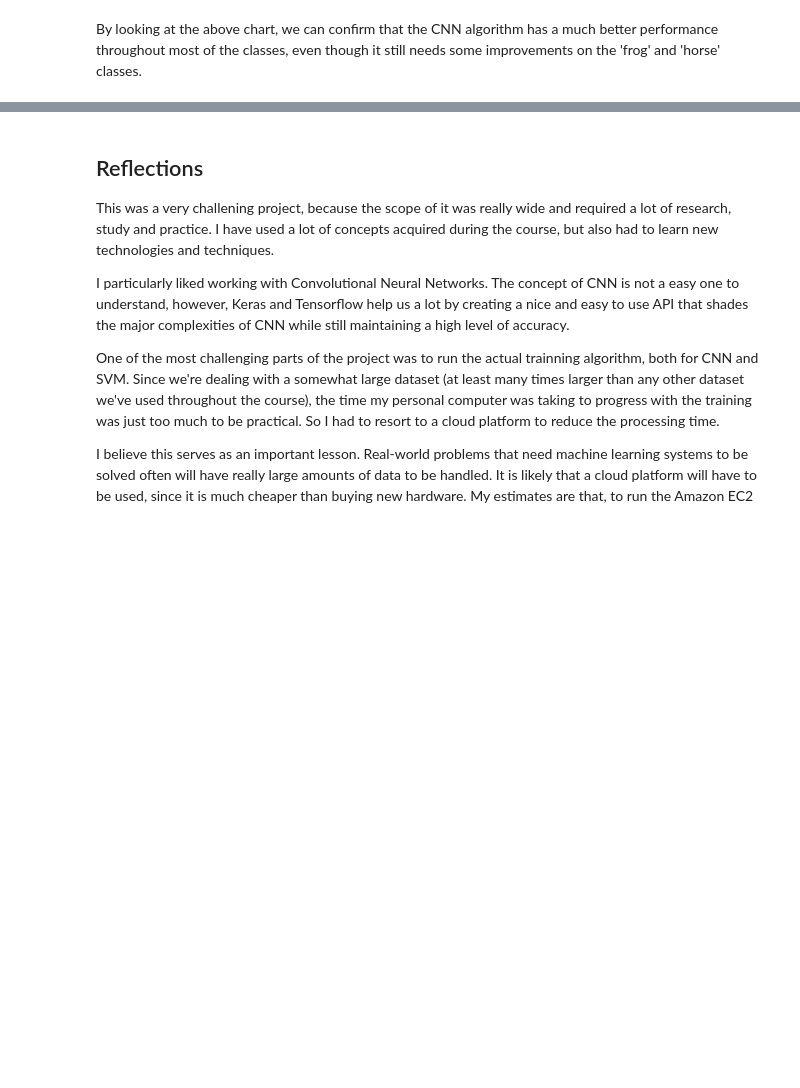
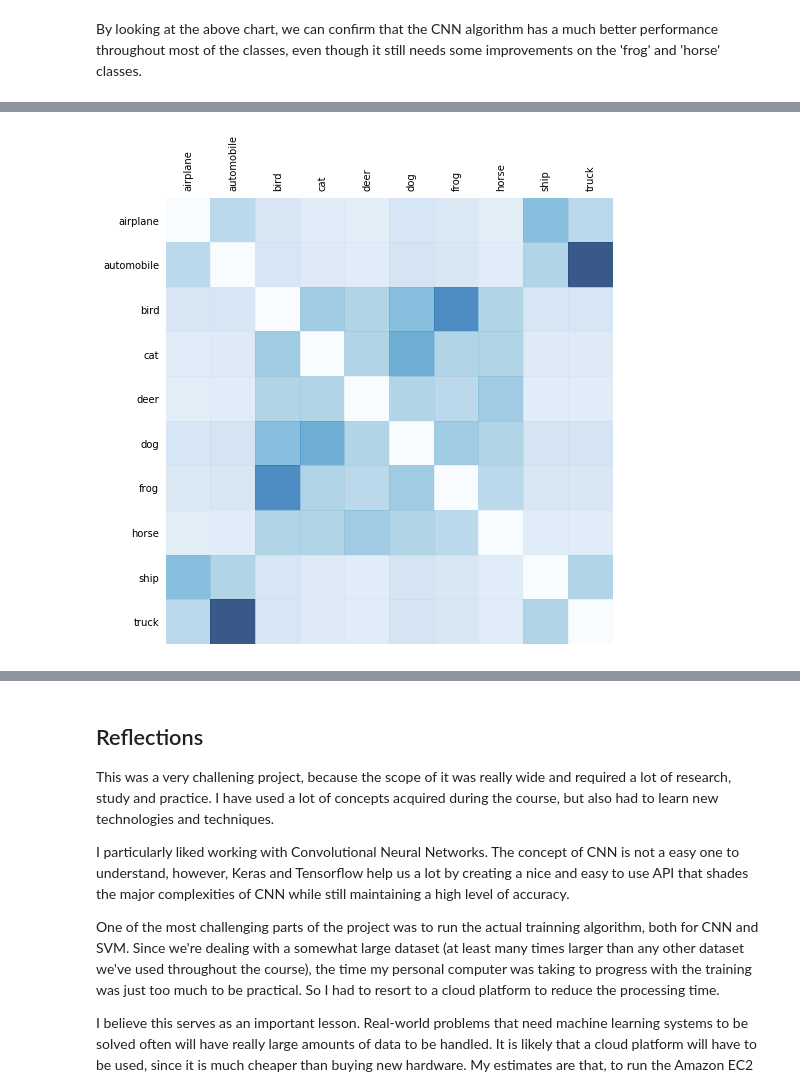
Before and after one commit to ParvathiRPai/ml-capstone, a Jupyter notebook: Capstone Project.ipynb, the cells around one changed output, grey strips where cells are left out. Drawn from its saved outputs; the diff is of its cells as text; code cells hidden in the pictures; blank space fills up the shorter version.

```diff
--- a/Capstone Project.ipynb
+++ b/Capstone Project.ipynb
@@ -664,27 +663,26 @@ By looking at the above chart, we can confirm that the CNN algorithm has a much
 # %%
 import nltk
-nltk.download()
+
+# Shows the NLTK download GUI
+# nltk.download()
 
 import numpy as np
+from nltk.corpus import wordnet as wn
 from nltk.corpus import wordnet_ic
 
-# empty similarity matix
-N = len(categories)
+N = len(classes)
 similarity_matrix = np.zeros((N, N))
 
-# initialize counters
 x_index = 0
 y_index = 0
-# loop over all pairwise comparisons
-for category_x in categories:
-    for category_y in categories:
+
+for category_x in classes:
+    for category_y in classes:
         x = wn.synset(str(category_x) + str('.n.01'))
         y = wn.synset(str(category_y) + str('.n.01'))
-        # enter similarity value into the matrix
         similarity_matrix[x_index, y_index] = x.path_similarity(y)
-        # iterate x counter
         x_index += 1
-    # reinitialize x counter and iterate y counter
+
     x_index = 0
     y_index += 1
 
@@ -693,0 +690,40 @@ showing info https://raw.githubusercontent.com/nltk/nltk_data/gh-pages/index.xml
+# %%
+import matplotlib.pyplot as pl
+
+# Displays a heatmap
+def heatmap(data):
+    fig, ax = pl.subplots()
+    heatmap = ax.pcolor(data, cmap=pl.cm.Blues, alpha=0.8)
+
+    fig = pl.gcf()
+    fig.set_size_inches(8, 11)
+
+    ax.set_frame_on(False)
+
+    ax.set_yticks(np.arange(data.shape[0]) + 0.5, minor=False)
+    ax.set_xticks(np.arange(data.shape[1]) + 0.5, minor=False)
+
+    ax.invert_yaxis()
+    ax.xaxis.tick_top()
+
+    ax.set_xticklabels(classes, minor=False)
+    ax.set_yticklabels(classes, minor=False)
+
+    pl.xticks(rotation=90)
+    ax.grid(False)
+
+    ax = pl.gca()
+    ax.set_aspect('equal', adjustable='box')
+
+    for t in ax.xaxis.get_major_ticks():
+        t.tick1On = False
+        t.tick2On = False
+    for t in ax.yaxis.get_major_ticks():
+        t.tick1On = False
+        t.tick2On = False
+
+    pl.show()
+
+heatmap(similarity_matrix)
+# %% [output]
+[figure, added]
```
Also changed, not shown: parts of 12 cells of this notebook.
